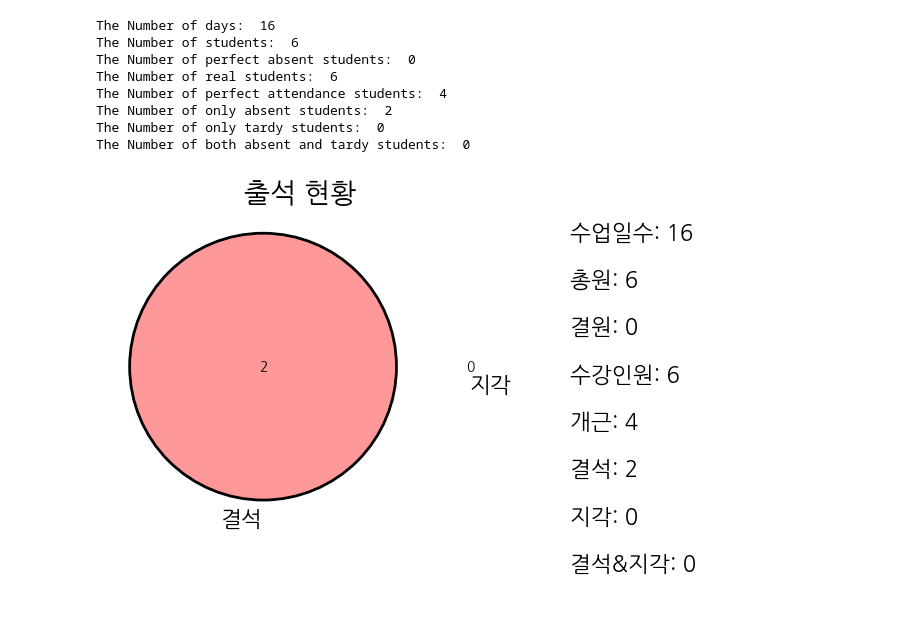
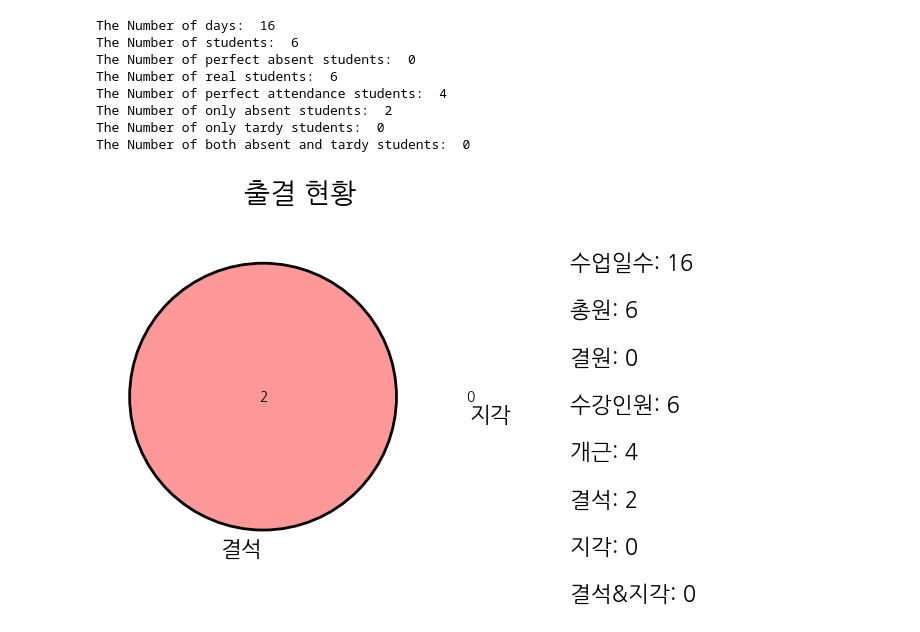
Before and after one commit to minseok0809/robotic-process-automation, a Jupyter notebook: study-automation/lecture_attendance_status_checker.ipynb, the cells around one changed output. Cells and saved outputs as stored; diff of their text form; code cells hidden in the pictures.

```diff
--- a/study-automation/lecture_attendance_status_checker.ipynb
+++ b/study-automation/lecture_attendance_status_checker.ipynb
@@ -259,25 +277,25 @@ The Number of both absent and tardy students:  0
 # %%
 fig = plt.figure()
 fig.set_size_inches(5,7)
 A = set(lecture_02_df[(lecture_02_df['결석일수'].isna() == False)]['성 명'])
 B = set(lecture_02_df[(lecture_02_df['지각횟수'].isna() == False)]['성 명'])
 v = venn2(subsets=[A, B], set_labels=('결석', '지각', '개근'))
 c = venn2_circles(subsets=[A, B], linestyle='solid')
 
-plt.title("출석 현황", fontsize = 20)
+plt.title("출결 현황\n", fontsize = 20)
 for text in v.set_labels:
     text.set_fontsize(16)
 plt.text(1.3, 0.54, '수업일수: 16', fontsize = 16)
 plt.text(1.3, 0.34, '총원: 6', fontsize = 16)
 plt.text(1.3, 0.14, '결원: 0', fontsize = 16)
 plt.text(1.3, -0.06, '수강인원: 6', fontsize = 16)
 plt.text(1.3, -0.26, '개근: 4', fontsize = 16)
 plt.text(1.3, -0.46, '결석: 2', fontsize = 16)
 plt.text(1.3, -0.66, '지각: 0', fontsize = 16)
 plt.text(1.3, -0.86, '결석&지각: 0', fontsize = 16)
 plt.gca().set_facecolor("white")
 plt.savefig('lecture_02_venn_diagram.png',
             facecolor='#eeeeee', edgecolor='black', format='png', bbox_inches='tight')
 plt.show()
 # %% [output]
-[figure, old version]
+[figure, new version]
```
Also changed, not shown: parts of 12 cells of this notebook.
